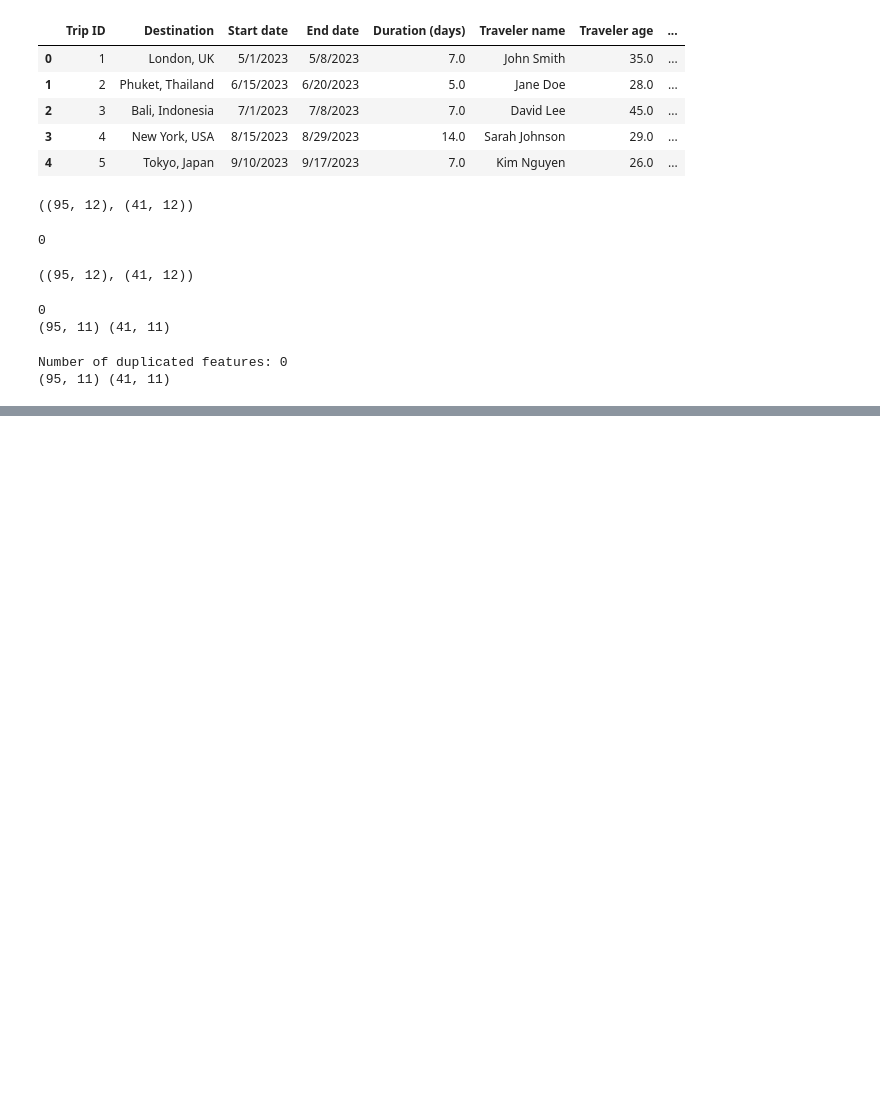
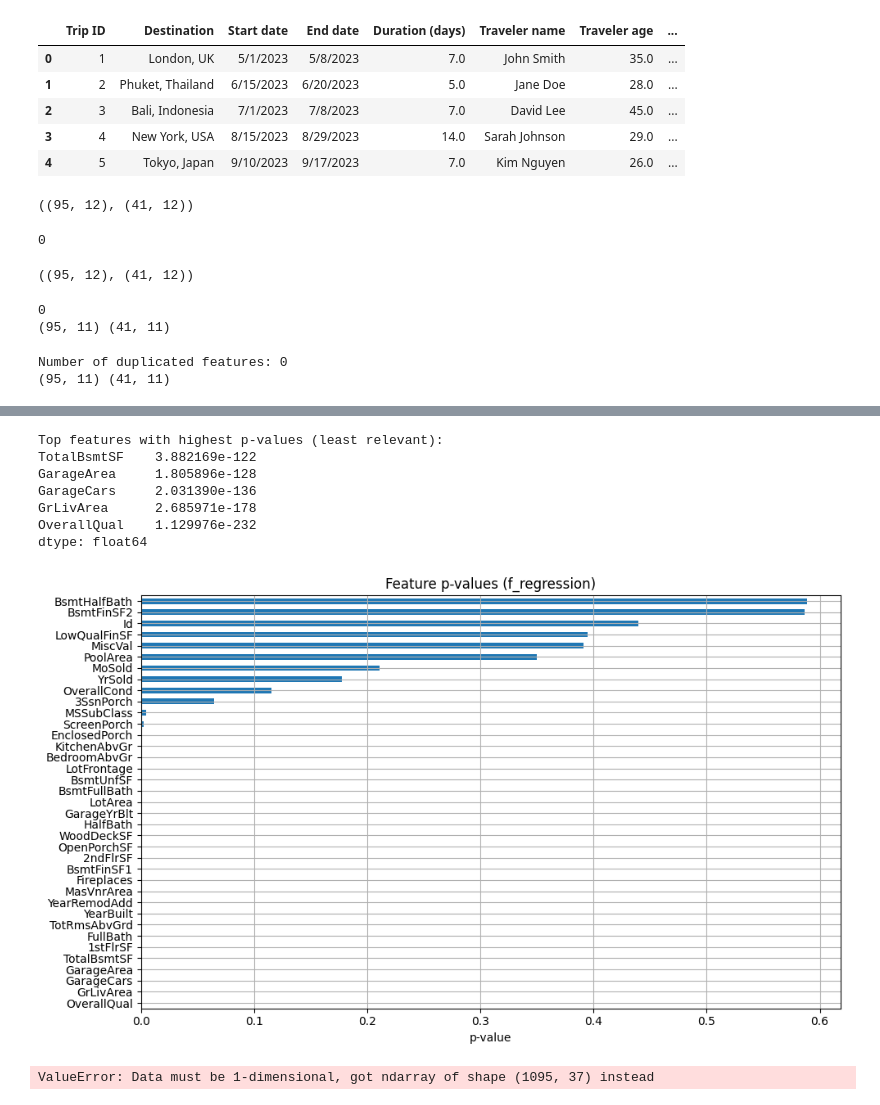
Before and after one commit to Priyanshu27083/ML_lab, a Jupyter notebook: scikit.ipynb, the cells around one changed output, grey strips where cells are left out. Saved outputs shown, nothing was run; the diff lists cells and outputs as text; code cells hidden in the pictures; blank space fills up the shorter version.

```diff
--- a/scikit.ipynb
+++ b/scikit.ipynb
@@ -348,0 +406,51 @@ Number of duplicated features: 0
+# %%
+#Anova
+import pandas as pd
+import matplotlib.pyplot as plt
+from sklearn.feature_selection import f_regression
+from sklearn.model_selection import train_test_split
+
+# Drop non-numeric columns for f_regression
+X = house.drop('SalePrice', axis=1).select_dtypes(include=['number'])  # numeric features only
+y = house['SalePrice']
+X = X.fillna(0)
+# Split into train and test sets
+X_train, X_test, y_train, y_test = train_test_split(X, y, random_state=0)
+
+# Perform ANOVA-like test for regression
+f_stat, p_values = f_regression(X_train, y_train)
+
+# Convert p-values to Series for easier handling
+p_values_series = pd.Series(p_values, index=X_train.columns)
+p_values_series.sort_values(ascending=False, inplace=True)
+
+# Print top 5 least significant features
+print("Top features with highest p-values (least relevant):")
+print(p_values_series.tail())
+
+# Optional: Plot p-values (sorted)
+plt.figure(figsize=(10, 6))
+p_values_series.sort_values(ascending=True).plot.barh()
+plt.title("Feature p-values (f_regression)")
+plt.xlabel("p-value")
+plt.grid(True)
+plt.tight_layout()
+plt.show()
+# %% [output]
+Top features with highest p-values (least relevant):
+TotalBsmtSF    3.882169e-122
+GarageArea     1.805896e-128
+GarageCars     2.031390e-136
+GrLivArea      2.685971e-178
+OverallQual    1.129976e-232
+dtype: float64
+[figure, added]
+# %%
+#Chi-square
+from scipy.stats import chi2_contingency
+chi = []
+for feature in X_train.columns:
+  c = pd.crosstab(y_train,X_train)
+  print(feature,c)
+# %% [output]
+ValueError: Data must be 1-dimensional, got ndarray of shape (1095, 37) instead
```
Also changed, not shown: parts of 4 cells of this notebook.
